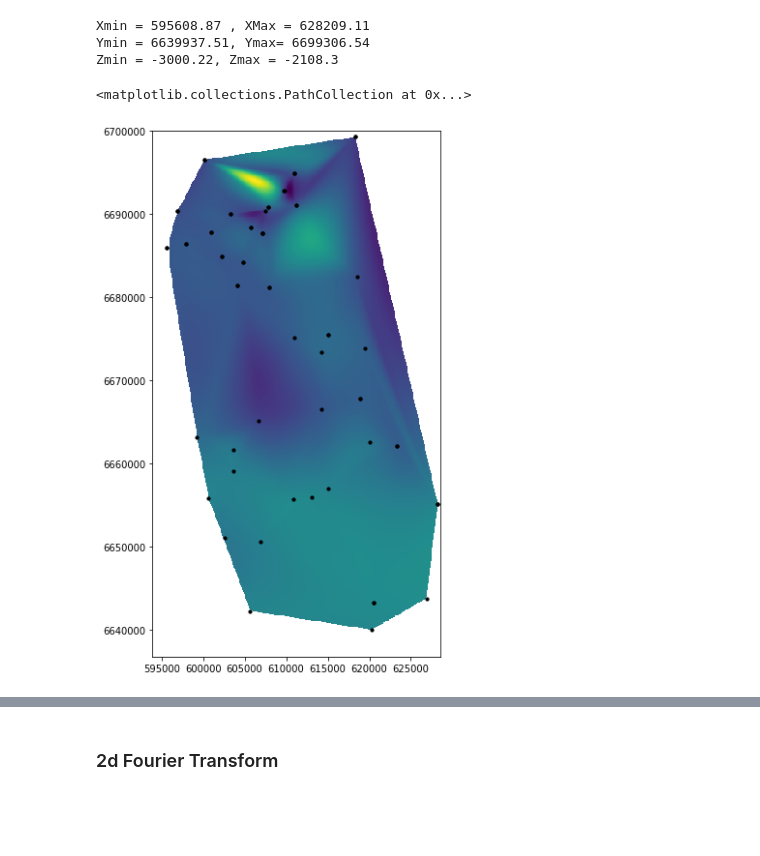
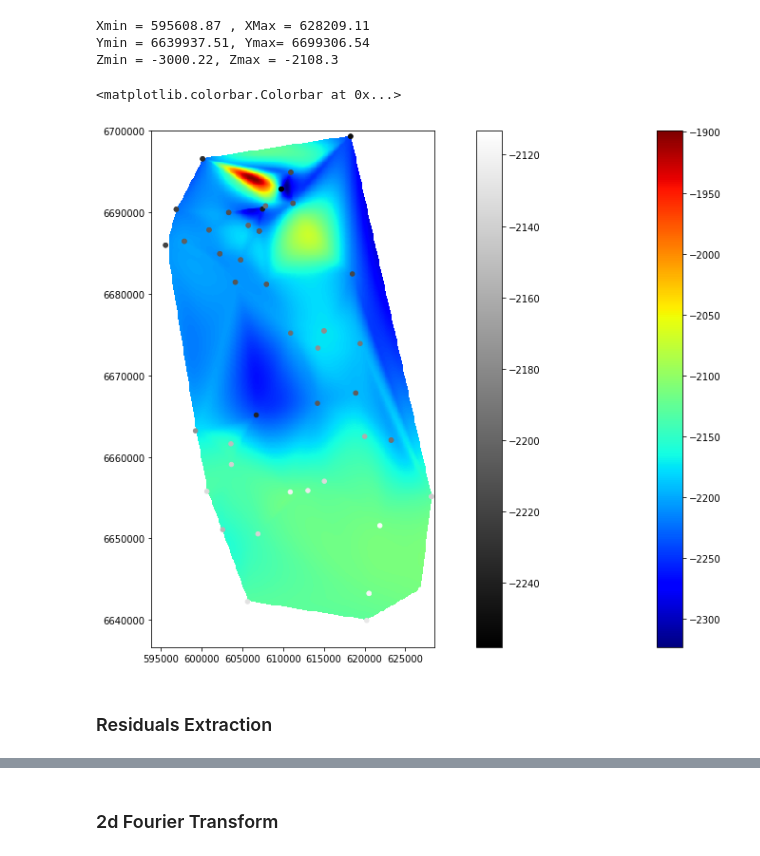
Before and after one commit to efpeel/wonkeycontact, a Jupyter notebook: wonky_tom.ipynb, the cells around one changed output, grey strips where cells are left out. Saved outputs shown, nothing was run; the diff lists cells and outputs as text; code cells hidden in the pictures; blank space fills up the shorter version.

```diff
--- a/wonky_tom.ipynb
+++ b/wonky_tom.ipynb
@@ -133,12 +130,12 @@ Xmin = 595608.87 , XMax = 628209.11
 Ymin = 6639937.51, Ymax= 6699306.54
 Zmin = -3000.22, Zmax = -2108.3
 # %%
-#Create sensible grid outline of integers. Now hardcoded...
-extent = [596000, 628500, 6640000, 6700000] #Sensible numbers from observed Xmin and Ymin
+#Create sensible grid outline of integers. Currently hardcoded...
+extent = [596000, 628500, 6640000, 6700000] #Sensible numbers from observed Xmin and Ymin. Defines Grid
 grid_int = 100 #Hard coded grid spacing
 #Create arrays of the x and y axis
-x_points = int((extent[1] - extent[0]) / grid_int)
-y_points = int((extent[3] - extent[2]) / grid_int)
+x_points = int((extent[1] - extent[0]) / grid_int) #Number of samples in the X-Direction
+y_points = int((extent[3] - extent[2]) / grid_int #Number of samples in the Y-Direction
 # %%
 #Create the grid. interval expressed by complex numbers
 grid_x, grid_y = np.mgrid[extent[0]:extent[1]:complex(x_points), extent[2]:extent[3]:complex(y_points)]
@@ -151,12 +148,18 @@ values = z
 from scipy.interpolate import griddata
 gridded = griddata(points, values, (grid_x, grid_y), method='cubic')
 # %%
+#Initial plot, Pre-Residuals. Can probs delete later
 import matplotlib.pyplot as plt
 %matplotlib inline
 plt.figure(figsize=(20,10))
-plt.imshow(gridded.T, origin='lower', extent=extent)
-plt.scatter(x, y, s=10, c='k')
-#plt.colorbar(gridded.T)
+plt.imshow(gridded.T, origin='lower', extent=extent, cmap='jet')
+plt.colorbar()
+plt.scatter(x, y, s=20, c=z)
+
+plt.gray()
+plt.colorbar()
 # %% [output]
-<matplotlib.collections.PathCollection at 0x...>
+<matplotlib.colorbar.Colorbar at 0x...>
-[figure, old version]
+[figure, new version]
+# %% [markdown]
+### Residuals Extraction
```
Also changed, not shown: parts of 23 cells of this notebook.
